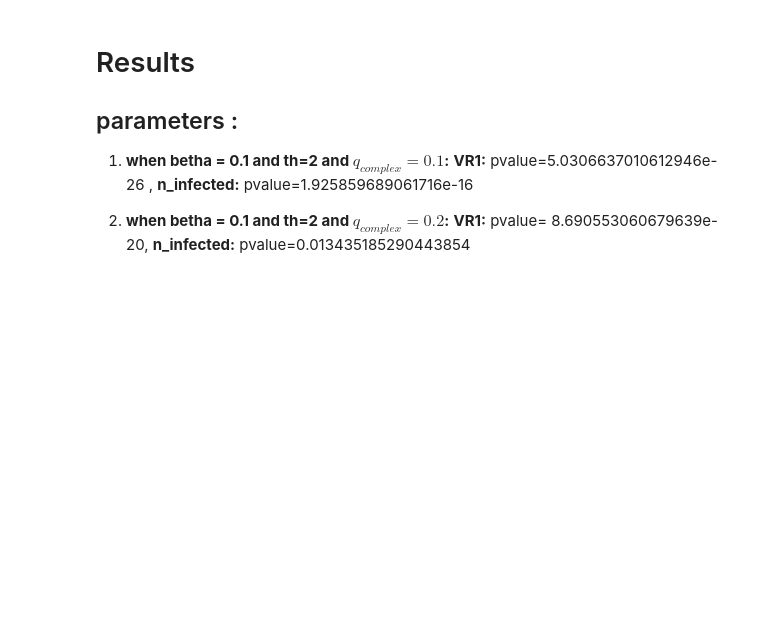
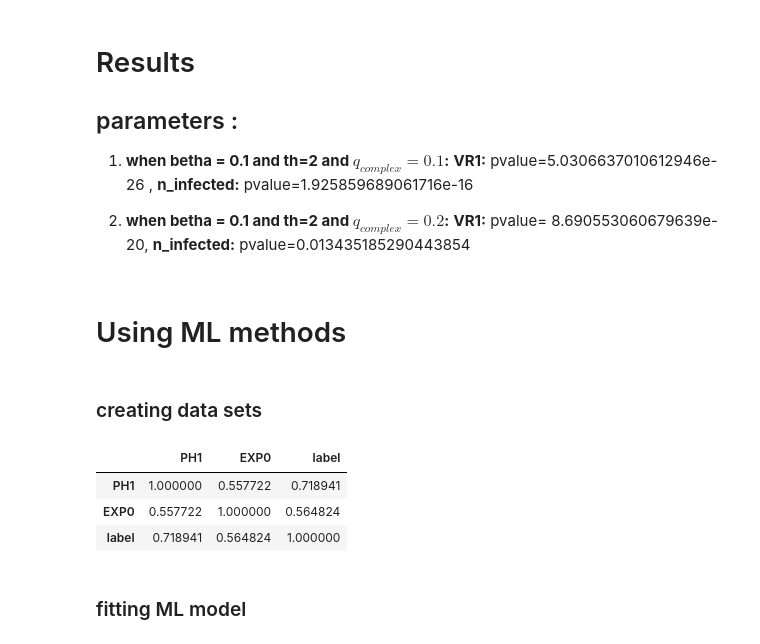
Before and after one commit to shamsvahid2/topology-contagion, a Jupyter notebook: Noisy Complex Contagion .ipynb, the cells around one changed output. Cells and saved outputs as stored; diff of their text form; code cells hidden in the pictures; blank space fills up the shorter version.

```diff
--- a/Noisy Complex Contagion .ipynb
+++ b/Noisy Complex Contagion .ipynb
@@ -95,7 +97,7 @@ complex_list_EPH0 = []
 simple_list_EPH0 = []
 
 
-for iteration in tqdm(range(50)):
+for iteration in tqdm(range(100)):
     #initial graph and intial infected nodes
     n = 500
     n_subgraph = 200
@@ -272,3 +274,29 @@ Ttest_indResult(statistic=-0.061558797579452325, pvalue=0.9510395616167163)
 
 2. **when betha = 0.1 and th=2 and $q_{complex} = 0.2$:**
 **VR1:** pvalue= 8.690553060679639e-20, **n_infected:** pvalue=0.013435185290443854
+# %% [markdown]
+# Using ML methods
+# %% [markdown]
+### creating data sets
+# %%
+simples_df = pd.DataFrame(columns=['PH1','EXP0','label'])
+simples_df['PH1'] = simple_list_VR1
+simples_df['EXP0'] = simple_list_EPH0
+simples_df['label'] = [0 for i in range(len(simples_df))]
+# %%
+complex_df = pd.DataFrame(columns=['PH1','EXP0','label'])
+complex_df['PH1'] = complex_list_VR1
+complex_df['EXP0'] = complex_list_EPH0
+complex_df['label'] = [1 for i in range(len(complex_df))]
+# %%
+all_df = pd.concat([simples_df,complex_df])
+all_df = all_df.sample(len(all_df))
+# %%
+all_df.corr()
+# %% [output]
+|  | PH1 | EXP0 | label |
+| PH1 | 1.000000 | 0.557722 | 0.718941 |
+| EXP0 | 0.557722 | 1.000000 | 0.564824 |
+| label | 0.718941 | 0.564824 | 1.000000 |
+# %% [markdown]
+### fitting ML model
```
Also changed, not shown: parts of 10 cells of this notebook.
